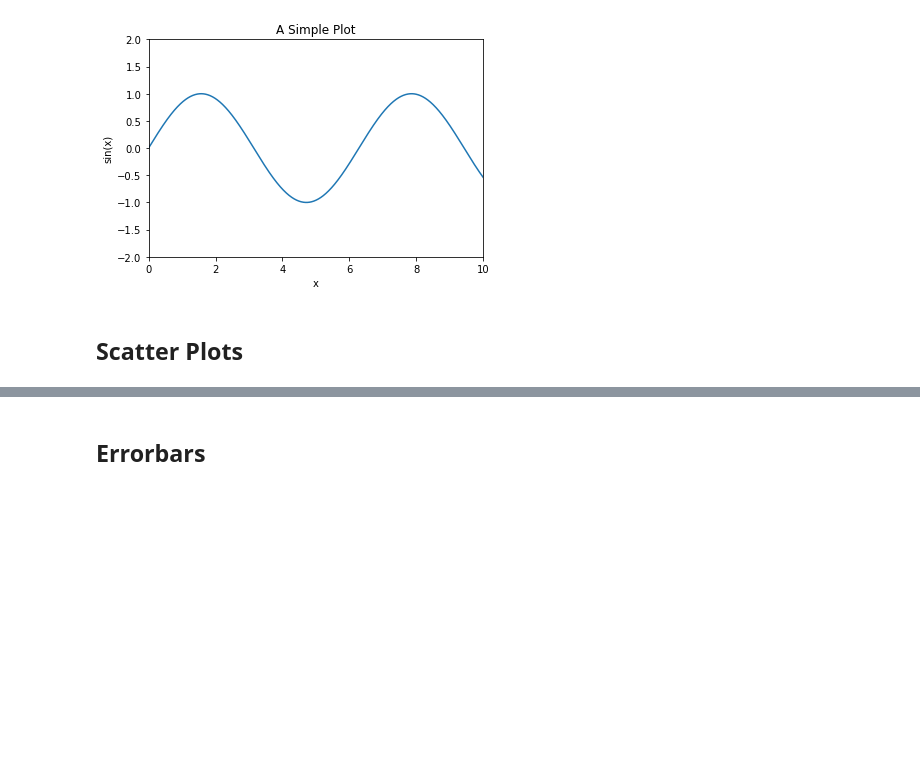
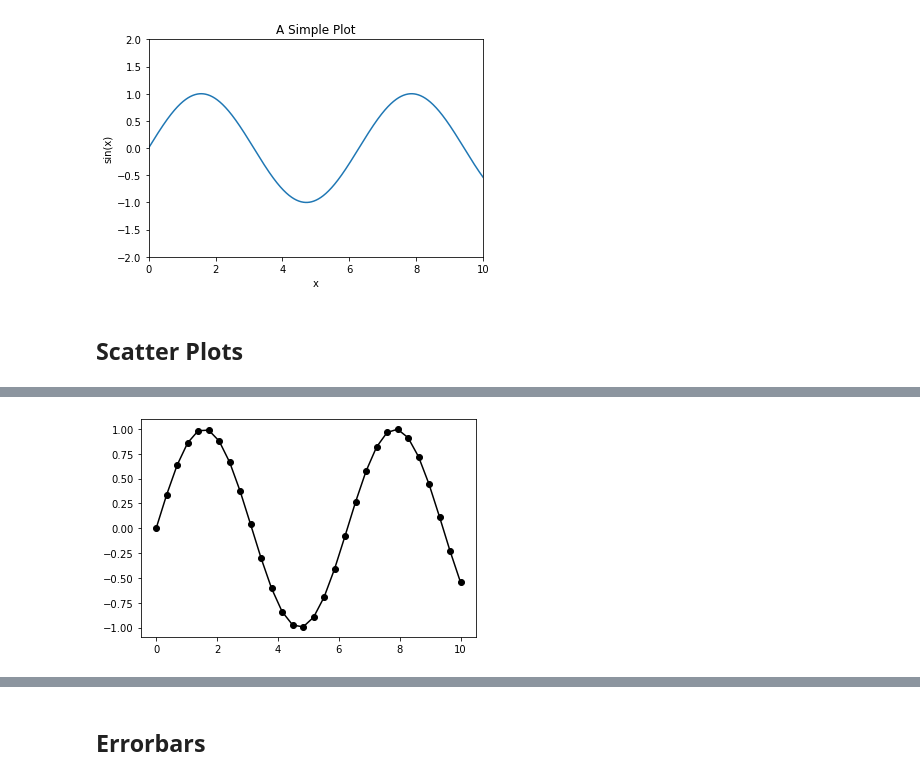
Before and after one commit to konstantinos-giannakopoulos/Python_Data_Science, a Jupyter notebook: Matplotlib_examples.ipynb, the cells around one changed output, grey strips where cells are left out. Cells and saved outputs as stored; diff of their text form; code cells hidden in the pictures; blank space fills up the shorter version.

```diff
--- a/Matplotlib_examples.ipynb
+++ b/Matplotlib_examples.ipynb
@@ -174,0 +197,4 @@ ax.set(xlim=(0, 10), ylim=(-2, 2),
+# %%
+plt.plot(x, y, '-ok');
+# %% [output]
+[figure, added]
```
Also changed, not shown: parts of 7 cells of this notebook.
